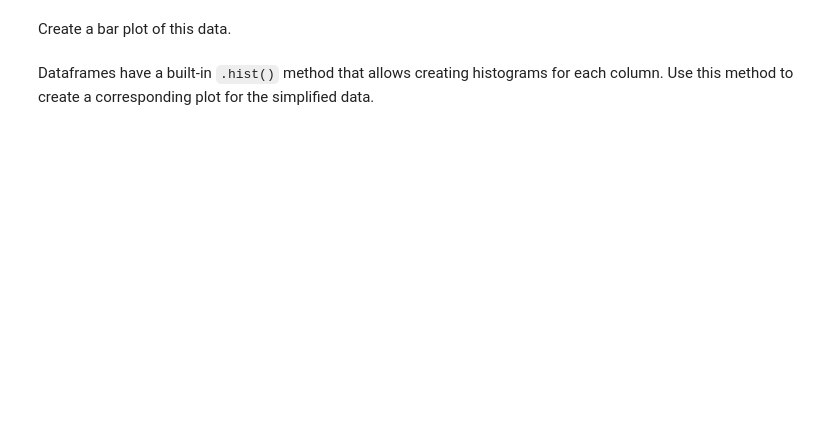
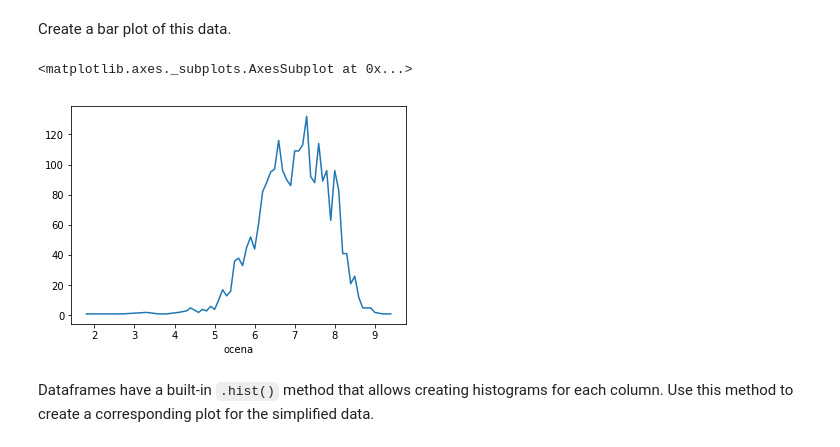
Before and after one commit to tinarazic/programiranje-1, a Jupyter notebook: 3-analiza-podatkov/vaje/pandas_101.ipynb, the cells around one changed output. Cells and saved outputs as stored; diff of their text form; code cells hidden in the pictures; blank space fills up the shorter version.

```diff
--- a/3-analiza-podatkov/vaje/pandas_101.ipynb
+++ b/3-analiza-podatkov/vaje/pandas_101.ipynb
@@ -88,2 +107,5 @@ Round the extracted rating series to the nearest integer using the `round()` fun
 # %% [markdown]
 Add the rounded value to the filmi dataframe.
+# %%
+filmi['zaokrozeno'] = round(filmi.ocena)
+filmi.head()
@@ -110,3 +214,6 @@ Hint: Use the `.apply()` method to create a filter from the `naslov` column.
 ### Histograms: Counting frequencies of values
 
 Group the films by rating, then number of occurances of each rating.
+# %%
+rating = filmi.groupby('ocena').size()
+rating.head()
@@ -113,4 +228,9 @@ Group the films by rating, then number of occurances of each rating.
 # %% [markdown]
 Create a bar plot of this data.
+# %%
+rating.plot()
+# %% [output]
+<matplotlib.axes._subplots.AxesSubplot at 0x...>
+[figure, added]
 # %% [markdown]
 Dataframes have a built-in `.hist()` method that allows creating histograms for each column. Use this method to create a corresponding plot for the simplified data.
```
Also changed, not shown: parts of 11 cells of this notebook, 1 other file.
